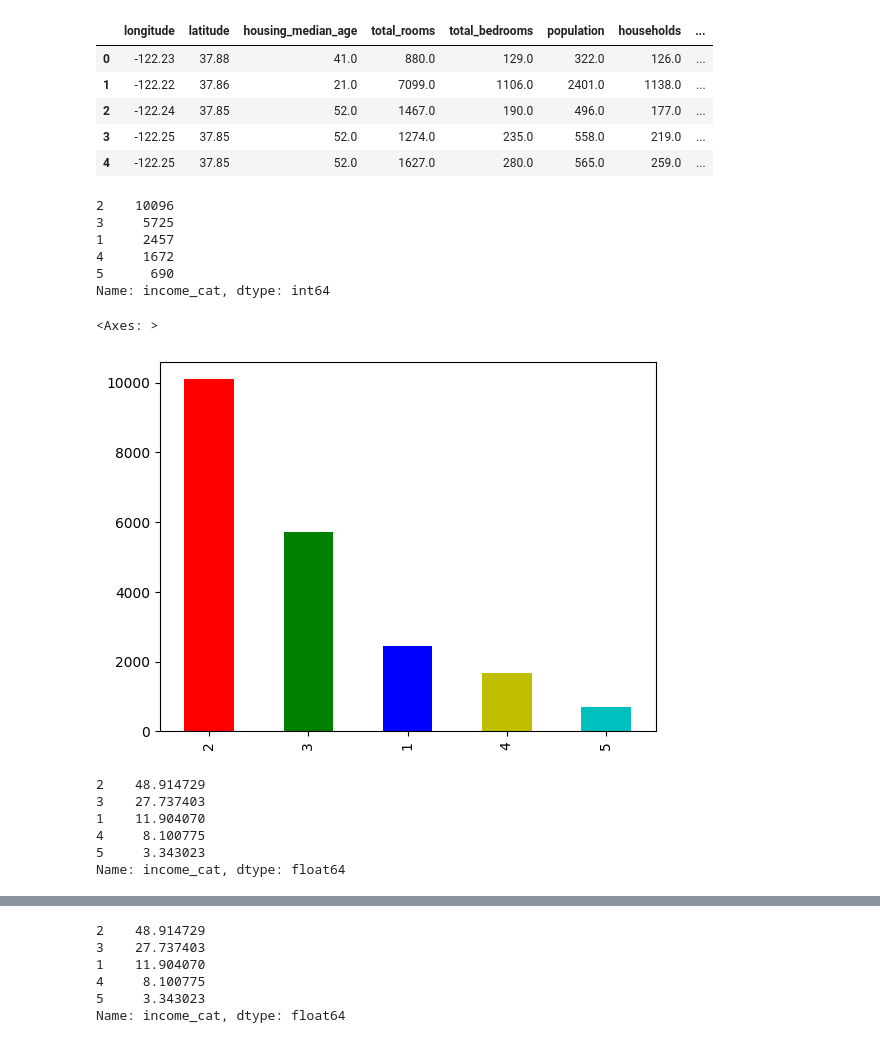
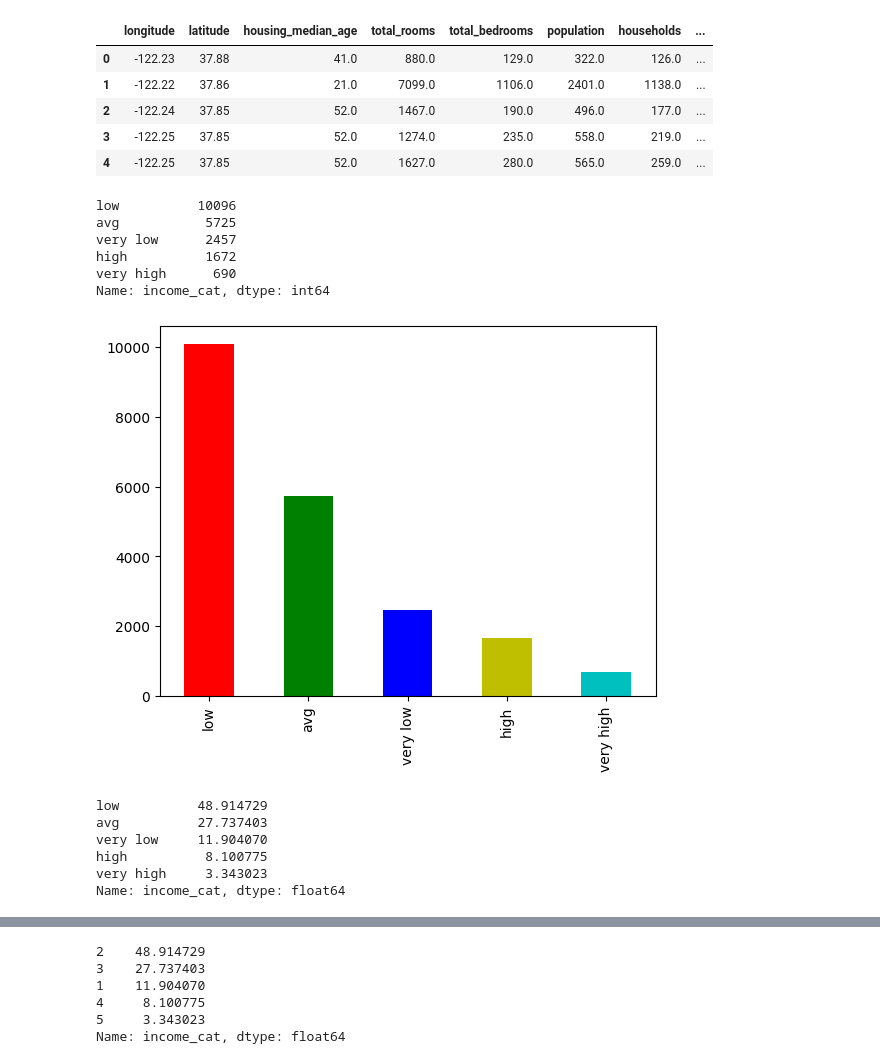
Before and after one commit to Nupur-043/ML-projects, a Jupyter notebook: Housing price prediction model.ipynb, the cells around one changed output, grey strips where cells are left out. Drawn from its saved outputs; the diff is of its cells as text; code cells hidden in the pictures.

```diff
--- a/Housing price prediction model.ipynb
+++ b/Housing price prediction model.ipynb
@@ -331,7 +331,7 @@ plt.show()
 [figure]
 # %%
 data1['income_cat']=pd.cut(data1['median_income'],bins=[0, 2, 4, 6 , 8,np.inf]
-      , labels = [1,2,3,4,5])
+      , labels=['very low','low','avg','high','very high'])
 # %%
 data1.head()
 # %% [output]
@@ -344,25 +344,26 @@ data1.head()
 # %%
 data1['income_cat'].value_counts()
 # %% [output]
-2    10096
-3     5725
-1     2457
-4     1672
-5      690
+low          10096
+avg           5725
+very low      2457
+high          1672
+very high      690
 Name: income_cat, dtype: int64
 # %%
+plt.figure(dpi=100)
 data1['income_cat'].value_counts().plot(kind='bar', color=['r','g','b','y','c'])
+plt.show()
 # %% [output]
-<Axes: >
-[figure, old version]
+[figure, new version]
 # %%
 (data1['income_cat'].value_counts()/data1.shape[0])*100
 # %% [output]
-2    48.914729
-3    27.737403
-1    11.904070
-4     8.100775
-5     3.343023
+low          48.914729
+avg          27.737403
+very low     11.904070
+high          8.100775
+very high     3.343023
 Name: income_cat, dtype: float64
 # %%
 plt.figure(dpi=100)
```
Also changed, not shown: parts of 34 cells of this notebook, 1 other file.
